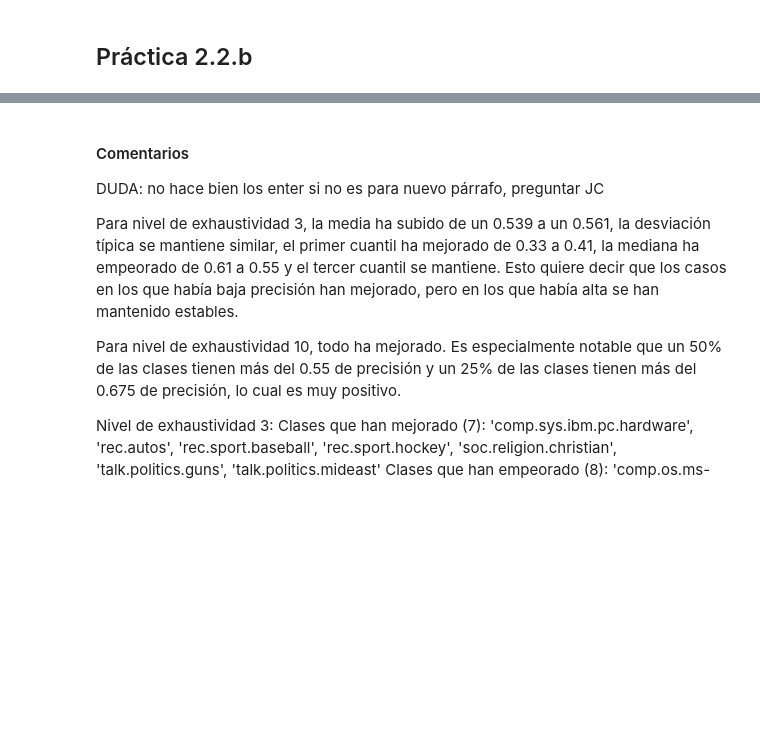
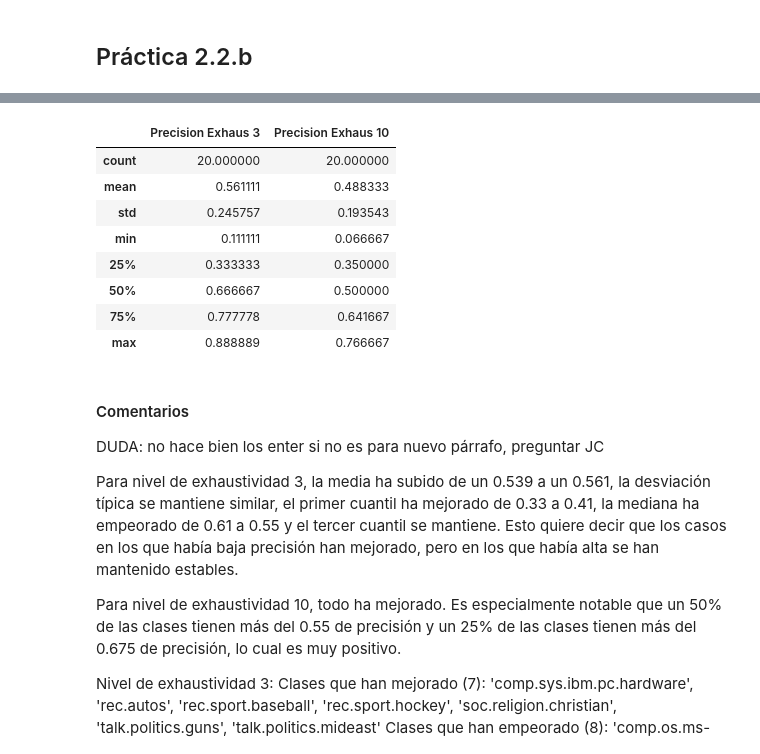
Before and after one commit to frblazquez/IA, a Jupyter notebook: Practice 2.2/Practica2.2.ipynb, the cells around one changed output, grey strips where cells are left out. Cells and saved outputs as stored; diff of their text form; code cells hidden in the pictures; blank space fills up the shorter version.

```diff
--- a/Practice 2.2/Practica2.2.ipynb
+++ b/Practice 2.2/Practica2.2.ipynb
@@ -283,3 +252,15 @@ max              1.000000             0.933333
+# %%
+df_t.describe()
+# %% [output]
+|  | Precision Exhaus 3 | Precision Exhaus 10 |
+| count | 20.000000 | 20.000000 |
+| mean | 0.561111 | 0.488333 |
+| std | 0.245757 | 0.193543 |
+| min | 0.111111 | 0.066667 |
+| 25% | 0.333333 | 0.350000 |
+| 50% | 0.666667 | 0.500000 |
+| 75% | 0.777778 | 0.641667 |
+| max | 0.888889 | 0.766667 |
 # %% [markdown]
 #### Comentarios
 
```
Also changed, not shown: parts of 42 cells of this notebook.
